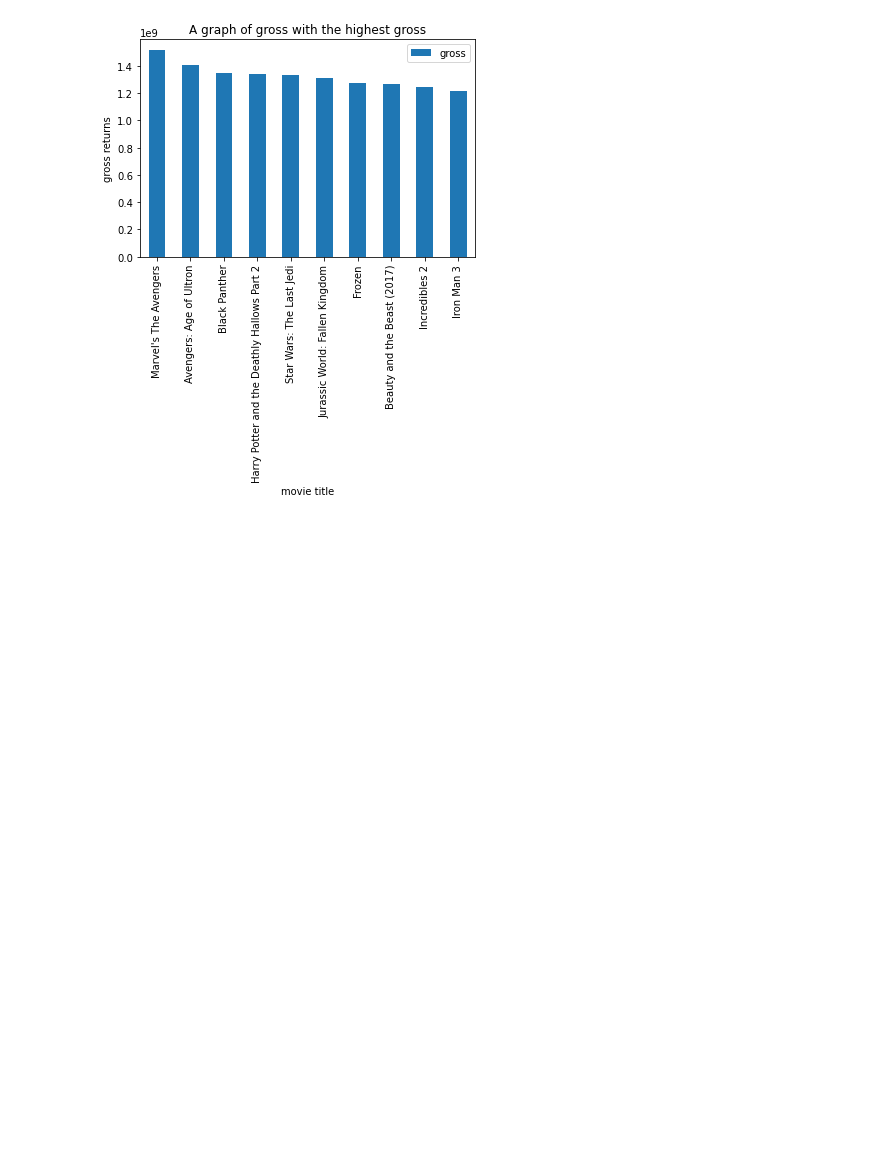
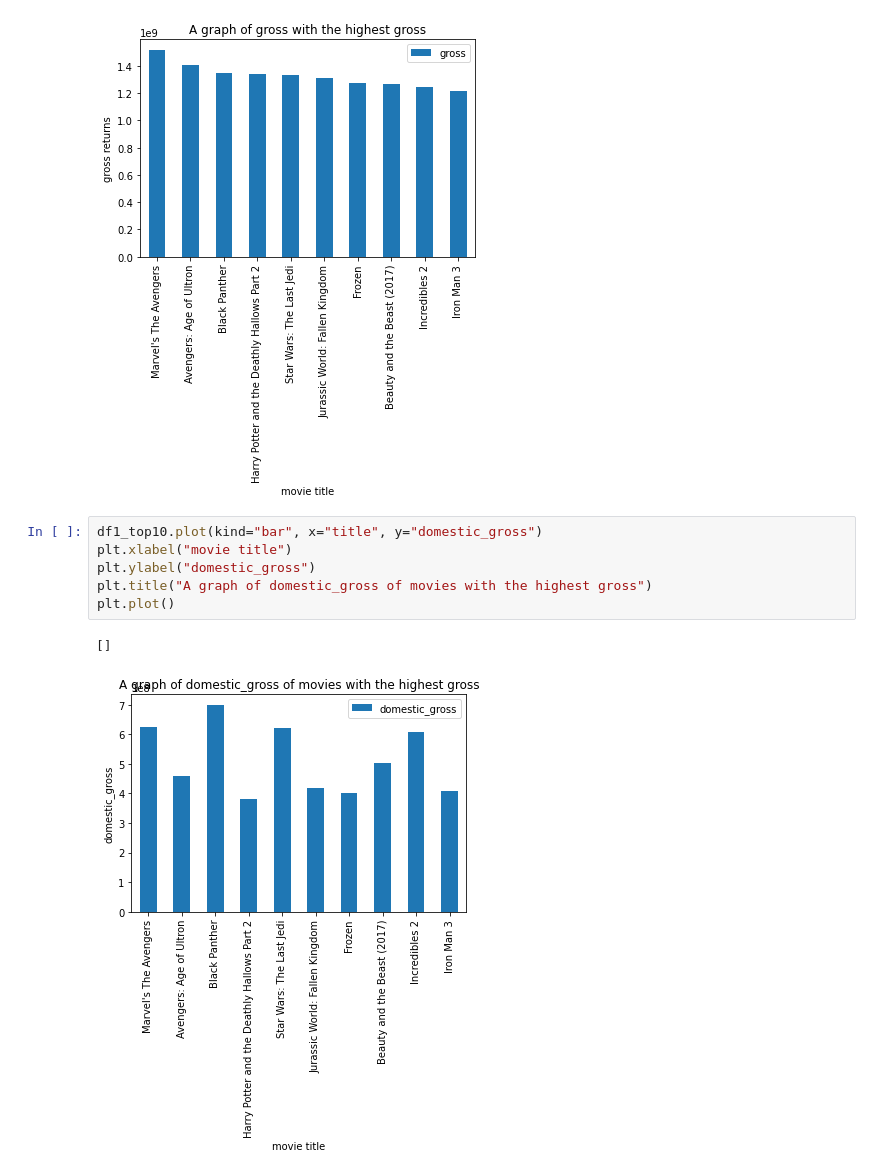
Before and after one commit to aggrey034/projo, a Jupyter notebook: index.ipynb, the cells around one changed output. Drawn from its saved outputs; the diff is of its cells as text; blank space fills up the shorter version.

```diff
--- a/index.ipynb
+++ b/index.ipynb
@@ -88,3 +88,12 @@ plt.plot()
 # %% [output]
 []
 [figure]
+# %%
+df1_top10.plot(kind="bar", x="title", y="domestic_gross")
+plt.xlabel("movie title")
+plt.ylabel("domestic_gross")
+plt.title("A graph of domestic_gross of movies with the highest gross")
+plt.plot()
+# %% [output]
+[]
+[figure, added]
```
